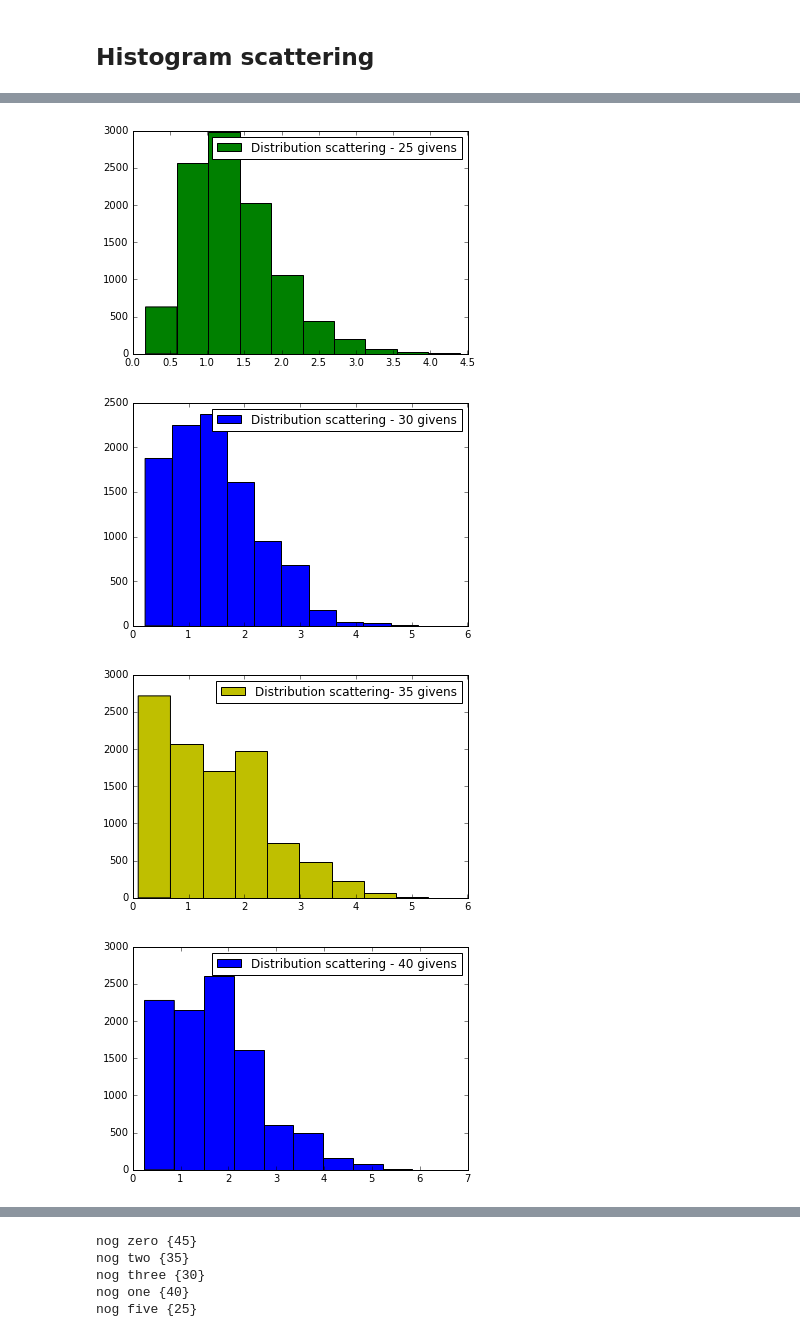
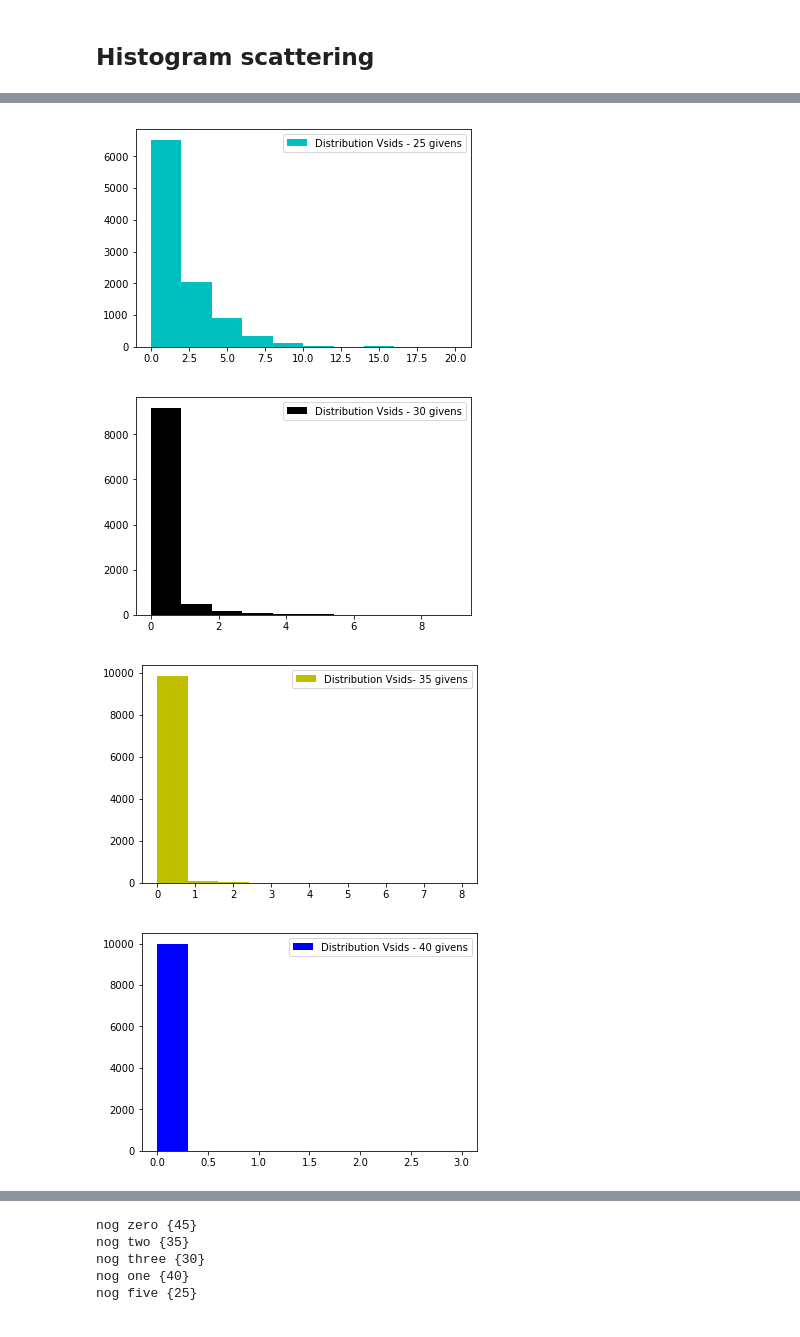
Before and after one commit to edwinlima/kr-sudoku, a Jupyter notebook: sudoku.ipynb, the cells around one changed output, grey strips where cells are left out. Drawn from its saved outputs; the diff is of its cells as text; code cells hidden in the pictures.

```diff
--- a/sudoku.ipynb
+++ b/sudoku.ipynb
@@ -275,6 +260,22 @@ def parse_stats(result, cputime):
         if r=='Original':
             value= r+ ' ' + next(result).decode('utf-8') + ' ' + next(result).decode('utf-8')
             stats[value] =float(next(result).decode('utf-8'))
+        if r=='(':
+            s_stack = next(result).decode('utf-8')
+            temp = next(result).decode('utf-8')
+            s_vsids = next(result).decode('utf-8')
+            temp = next(result).decode('utf-8')
+            s_shrink_d= next(result).decode('utf-8') + ' ' + next(result).decode('utf-8')
+            #print(" shrink= ", s_shrink_d)
+            temp = next(result).decode('utf-8')
+            v_stack = float(next(result).decode('utf-8'))
+            temp = next(result).decode('utf-8')
+            v_vsids = float(next(result).decode('utf-8'))
+            temp = next(result).decode('utf-8')
+            v_shrink_d = float(next(result).decode('utf-8'))
+            stats[s_stack] =v_stack
+            stats[s_vsids] =v_vsids
+            stats[s_shrink_d] =v_shrink_d
         if r=='Added':
             value= r+ ' ' + next(result).decode('utf-8') + ' ' + next(result).decode('utf-8')
             stats[value] =float(next(result).decode('utf-8'))
@@ -291,13 +292,13 @@ def parse_stats(result, cputime):
             stats[value] =float(next(result).decode('utf-8'))
         if r=='Total':
             value= r+ ' ' + next(result).decode('utf-8') + ' ' + next(result).decode('utf-8')
-            stats[value] =float(next(result).decode('utf-8'))
+            stats[value] =np.log(float(next(result).decode('utf-8')))
         if r=='RESULT:':
             value=next(result)
             stats[r] =value.decode('utf-8')
         if r[0:8] == 'RunTime:':
             value=float(r[8:len(r)])
-            stats['CPUTime'] = value #value.decode('utf-8')    #print('stats=',stats)
+            stats['CPUTime'] = np.log(value) #value.decode('utf-8')    #print('stats=',stats)
             #print(stats)
     stats["cputime"] = cputime
     return stats
@@ -322,13 +323,15 @@ def extract_solution(result):
 #solves one single sudoku, it makes a call to zchaff
 
 def solve(clauses):
+    # CREDITS: this zchaf call was originally published at
+    #http://www.cs.carleton.edu/faculty/dmusican/cs321s10/SATSolver.py
     import time
     maxVar = 0
     for clause in clauses:
         for literal in clause:
             maxVar = max(abs(literal),maxVar)
     out = open('query.cnf','w')
-    out.write('c This DIMACS format CNF file was generated by SATSolver.py\n')
+    out.write('c This DIMACS format CNF file\n')
     out.write('c Do not edit.\n')
     out.write('p cnf ' + str(maxVar) + ' ' + str(len(clauses)) + '\n')
     for clause in clauses:
@@ -510,21 +582,22 @@ plt.show()
 # %%
-#distribution number of implications
-plt.hist([df_stats["scattering"]], color='g', label='Distribution scattering - all givens')#, normed=True)
+#distribution number of Vsids
+
+plt.hist([df_stats["Vsids"]], color='g', label='Distribution Vsids - all givens')#, normed=True)
 plt.legend()
 plt.show()
-plt.hist([stats_25["scattering"]], color='g', label='Distribution scattering - 25 givens')
+plt.hist([stats_25["Vsids"]], color='c', label='Distribution Vsids - 25 givens')
 plt.legend()
 plt.show()
-plt.hist([stats_30["scattering"]], label='Distribution scattering - 30 givens')
+plt.hist([stats_30["Vsids"]], color='k', label='Distribution Vsids - 30 givens')
 plt.legend()
 plt.show()
-plt.hist([stats_35["scattering"]], color='y',label='Distribution scattering- 35 givens')
+plt.hist([stats_35["Vsids"]], color='y', label='Distribution Vsids- 35 givens')
 plt.legend()
 plt.show()
-plt.hist([stats_40["scattering"]], color='b', label='Distribution scattering - 40 givens')
+plt.hist([stats_40["Vsids"]], color='b', label='Distribution Vsids - 40 givens')
 plt.legend()
 plt.show()
-plt.hist([stats_45["scattering"]], color='m', label='Distribution scattering - 45 givens')
+plt.hist([stats_45["Vsids"]], color='m', label='Distribution Vsids - 45 givens')
 plt.legend()
 plt.show()
 # %% [output]
@@ -532,4 +605,4 @@ plt.show()
-[figure, old version]
+[figure, new version]
-[figure, old version]
+[figure, new version]
-[figure, old version]
+[figure, new version]
-[figure, old version]
+[figure, new version]
```
Also changed, not shown: parts of 19 cells of this notebook, 8 other files.
